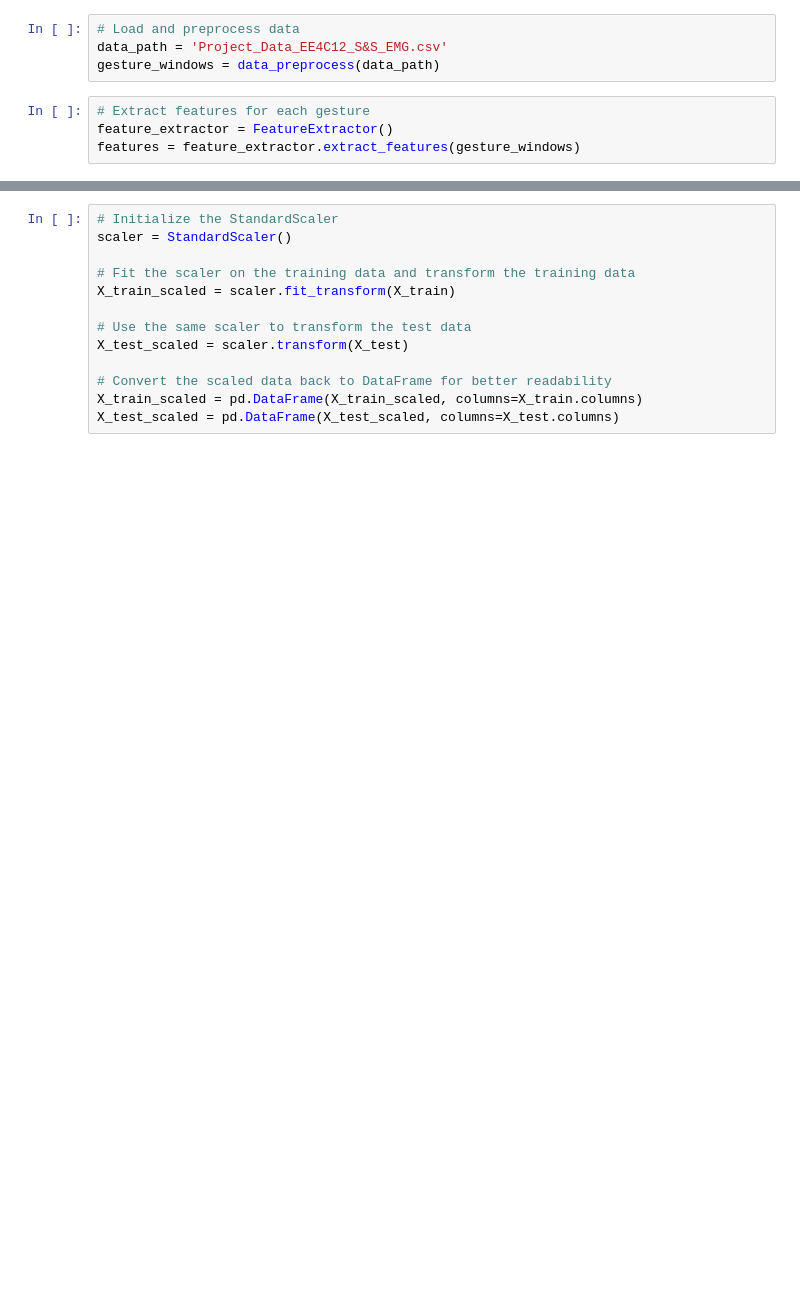
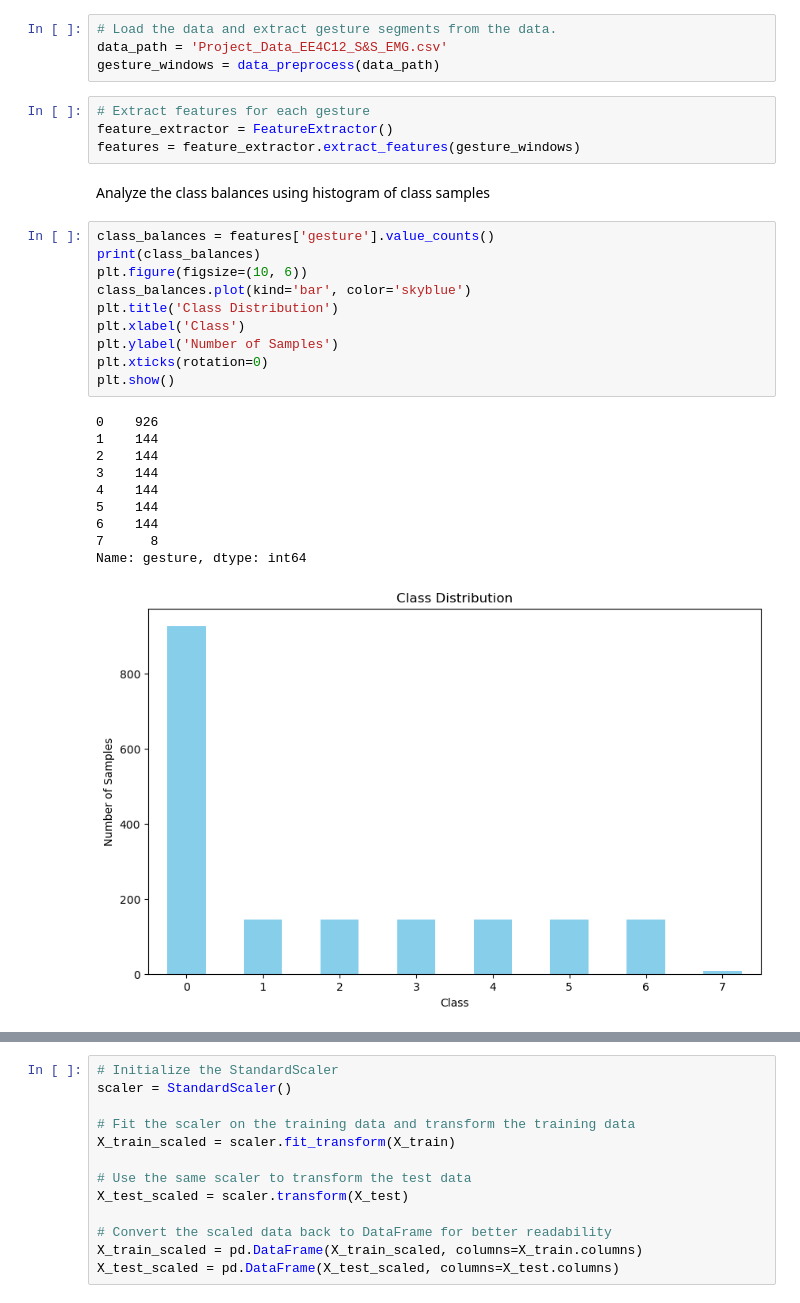
Before and after one commit to AybarsManav/EMG-Classification, a Jupyter notebook: aybars.ipynb, the cells around one changed output, grey strips where cells are left out. Saved outputs shown, nothing was run; the diff lists cells and outputs as text; blank space fills up the shorter version.

Commit message:
Added test model function and class balance processing

```diff
--- a/aybars.ipynb
+++ b/aybars.ipynb
@@ -15,8 +16,31 @@ from feature_extractor import FeatureExtractor
 # %%
-# Load and preprocess data
+# Load the data and extract gesture segments from the data.
 data_path = 'Project_Data_EE4C12_S&S_EMG.csv'
 gesture_windows = data_preprocess(data_path)
 # %%
 # Extract features for each gesture
 feature_extractor = FeatureExtractor()
 features = feature_extractor.extract_features(gesture_windows)
+# %% [markdown]
+Analyze the class balances using histogram of class samples
+# %%
+class_balances = features['gesture'].value_counts()
+print(class_balances)
+plt.figure(figsize=(10, 6))
+class_balances.plot(kind='bar', color='skyblue')
+plt.title('Class Distribution')
+plt.xlabel('Class')
+plt.ylabel('Number of Samples')
+plt.xticks(rotation=0)
+plt.show()
+# %% [output]
+0    926
+1    144
+2    144
+3    144
+4    144
+5    144
+6    144
+7      8
+Name: gesture, dtype: int64
+[figure, added]
```
Also changed, not shown: parts of 9 cells of this notebook, 1 other file.
